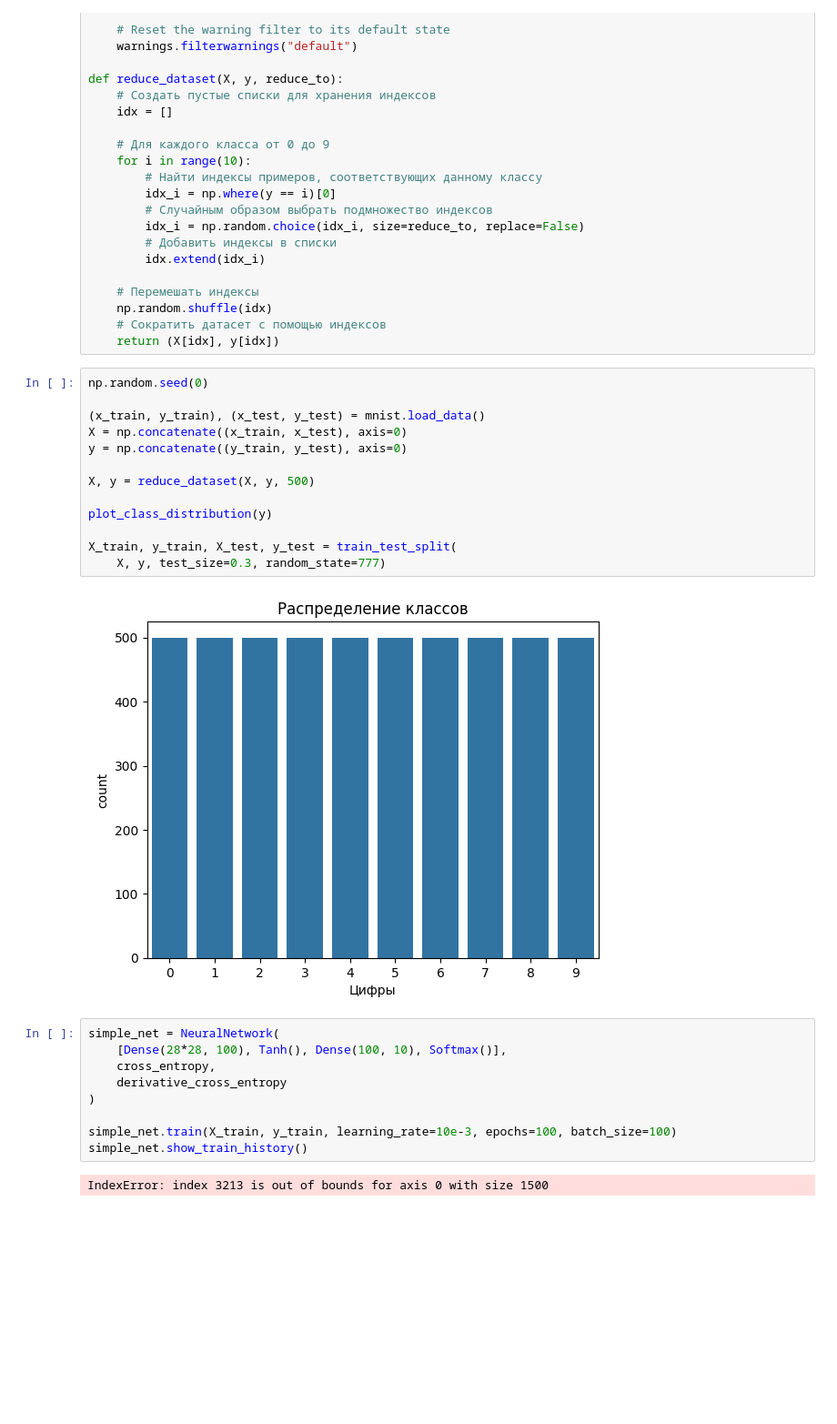
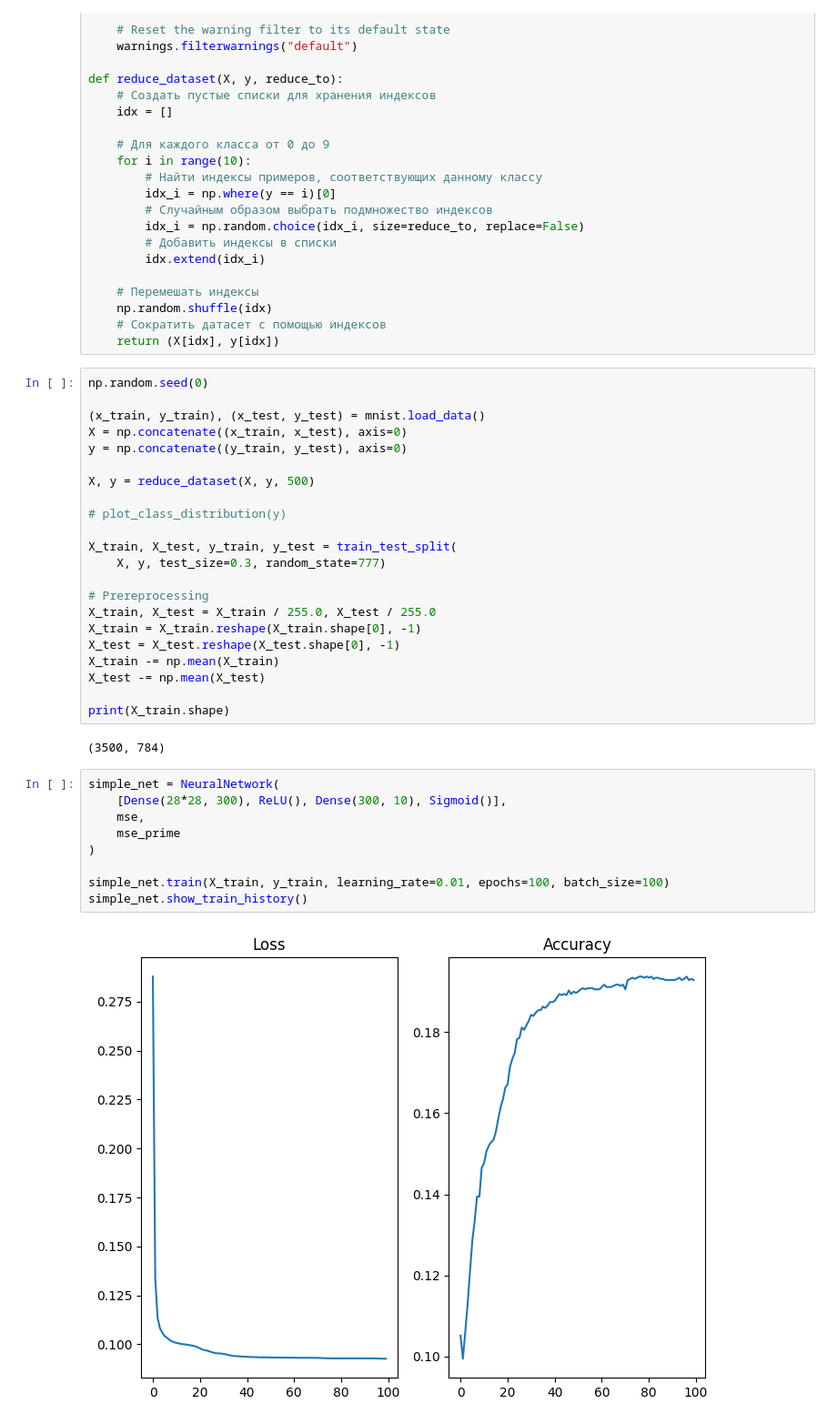
Before and after one commit to IvaMorozilka/CNN-LeNet, a Jupyter notebook: CNN_V3.ipynb, the cells around one changed output. Shown: that part at 91% size. Saved outputs shown, nothing was run; the diff lists cells and outputs as text; blank space fills up the shorter version.

Commit message:
Preprocessing + change Dense layer

```diff
--- a/CNN_V3.ipynb
+++ b/CNN_V3.ipynb
@@ -280,20 +292,29 @@ y = np.concatenate((y_train, y_test), axis=0)
 
 X, y = reduce_dataset(X, y, 500)
 
-plot_class_distribution(y)
+# plot_class_distribution(y)
 
-X_train, y_train, X_test, y_test = train_test_split(
+X_train, X_test, y_train, y_test = train_test_split(
     X, y, test_size=0.3, random_state=777)
+
+# Prereprocessing
+X_train, X_test = X_train / 255.0, X_test / 255.0
+X_train = X_train.reshape(X_train.shape[0], -1)
+X_test = X_test.reshape(X_test.shape[0], -1)
+X_train -= np.mean(X_train)
+X_test -= np.mean(X_test)
+
+print(X_train.shape)
 # %% [output]
-[figure, removed]
+(3500, 784)
 # %%
 simple_net = NeuralNetwork(
-    [Dense(28*28, 100), Tanh(), Dense(100, 10), Softmax()],
-    cross_entropy,
-    derivative_cross_entropy
+    [Dense(28*28, 300), ReLU(), Dense(300, 10), Sigmoid()],
+    mse,
+    mse_prime
 )
 
-simple_net.train(X_train, y_train, learning_rate=10e-3, epochs=100, batch_size=100)
+simple_net.train(X_train, y_train, learning_rate=0.01, epochs=100, batch_size=100)
 simple_net.show_train_history()
 # %% [output]
-IndexError: index 3213 is out of bounds for axis 0 with size 1500
+[figure, added]
```
Also changed, not shown: parts of 3 cells of this notebook.
